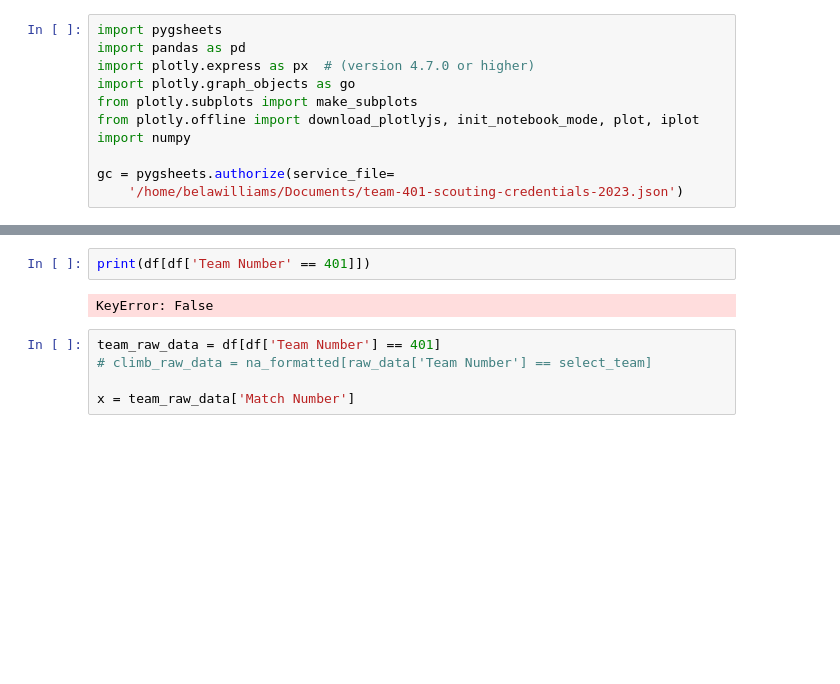
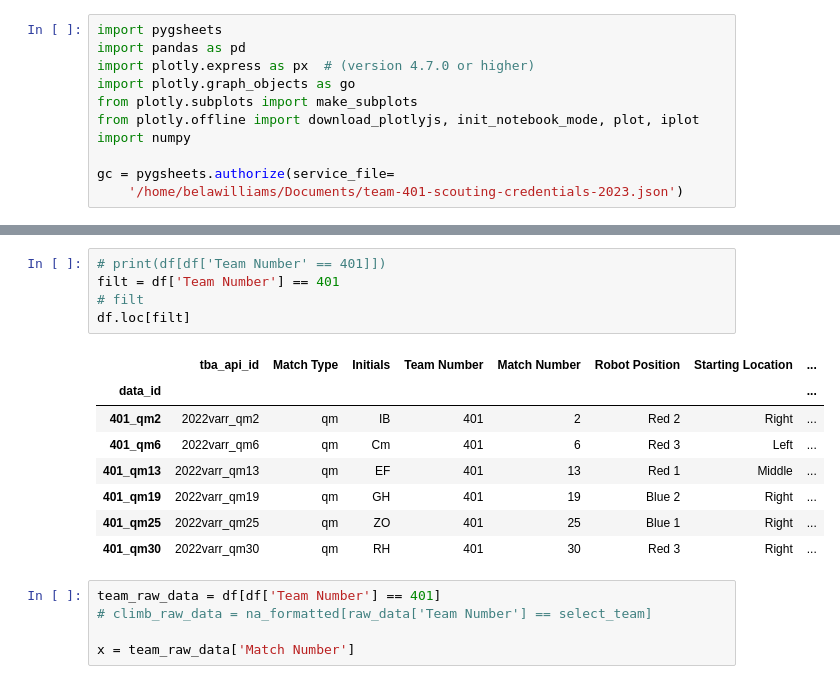
Before and after one commit to belaw888/401_scouting_dash, a Jupyter notebook: data_normalization.ipynb, the cells around one changed output, grey strips where cells are left out. Drawn from its saved outputs; the diff is of its cells as text; blank space fills up the shorter version.

```diff
--- a/data_normalization.ipynb
+++ b/data_normalization.ipynb
@@ -83,7 +82,17 @@ Warning! there are duplicate data points for qm10_9991
 # %%
-print(df[df['Team Number' == 401]])
+# print(df[df['Team Number' == 401]])
+filt = df['Team Number'] == 401
+# filt
+df.loc[filt]
 # %% [output]
-KeyError: False
+|  | tba_api_id | Match Type | Initials | Team Number | Match Number | Robot Position | Starting Location | ... |
+| data_id |  |  |  |  |  |  |  | ... |
+| 401_qm2 | 2022varr_qm2 | qm | IB | 401 | 2 | Red 2 | Right | ... |
+| 401_qm6 | 2022varr_qm6 | qm | Cm | 401 | 6 | Red 3 | Left | ... |
+| 401_qm13 | 2022varr_qm13 | qm | EF | 401 | 13 | Red 1 | Middle | ... |
+| 401_qm19 | 2022varr_qm19 | qm | GH | 401 | 19 | Blue 2 | Right | ... |
+| 401_qm25 | 2022varr_qm25 | qm | ZO | 401 | 25 | Blue 1 | Right | ... |
+| 401_qm30 | 2022varr_qm30 | qm | RH | 401 | 30 | Red 3 | Right | ... |
 # %%
 team_raw_data = df[df['Team Number'] == 401]
 # climb_raw_data = na_formatted[raw_data['Team Number'] == select_team]
```
Also changed, not shown: parts of 4 cells of this notebook, 5 other files.
